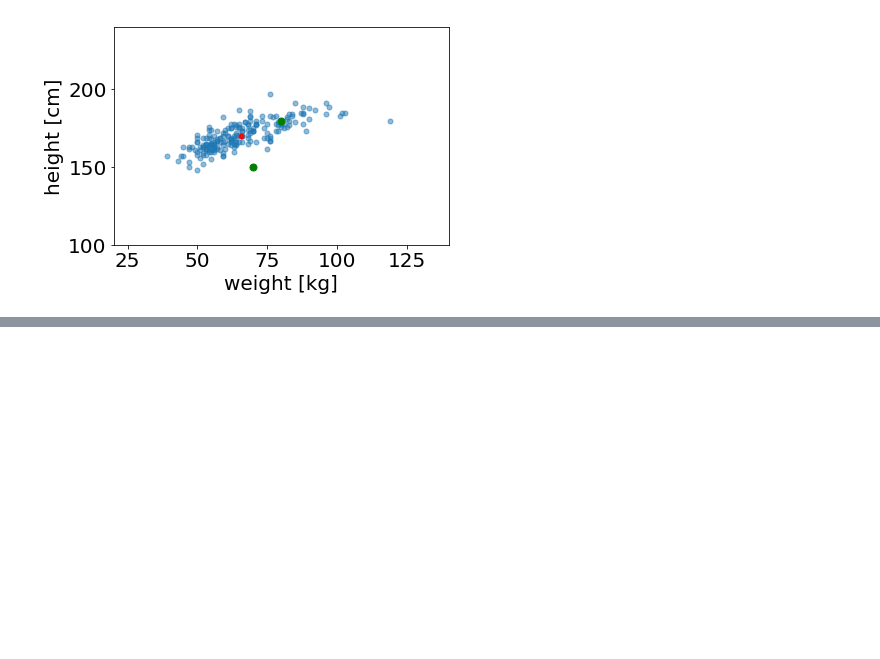
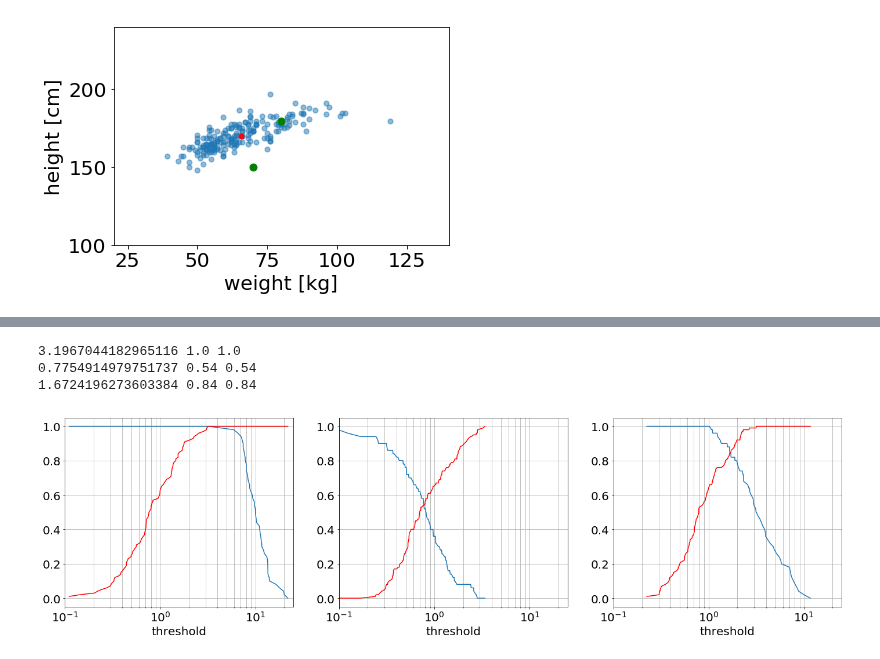
Before and after one commit to tsato-code/python_script, a Jupyter notebook: misc/plot_slide_MTS.ipynb, the cells around one changed output, grey strips where cells are left out. Drawn from its saved outputs; the diff is of its cells as text; code cells hidden in the pictures; blank space fills up the shorter version.

```diff
--- a/misc/plot_slide_MTS.ipynb
+++ b/misc/plot_slide_MTS.ipynb
@@ -110,0 +175,53 @@ array([ 59.60962173, 147.29458927])
+# %%
+plt.figure(figsize=(24, 6))
+
+for i, target in enumerate(['Iris-setosa', 'Iris-versicolor', 'Iris-virginica']):
+    # 異常度計算
+    target_col = 'class'
+    df_nontarget = df[df[target_col]!=target]
+    X_train = df_nontarget.drop(target_col, axis=1)
+    y_train = (df_nontarget[target_col]!=target).astype(np.int32)
+    X_test = df.drop(target_col, axis=1)
+    y_test = (df[target_col]==target).astype(np.int32)
+    a = MT(X_train, X_test, y_test)
+
+    # 描画
+    plt.subplot(1, 3, i+1)
+
+    # 性能分岐点の計算
+    y_test.reset_index(drop=True, inplace=True) # インデックスリセット
+    idx = a.argsort()[::-1] # 降順のインデックス計算
+    n_total = len(y_test)
+    n_anom = sum(y_test)
+    n_norm = n_total - n_anom
+    coverage = [sum(y_test[idx][:i]) / n_anom for i in range(n_total)] # 異常標本精度
+    detection = [(n_total - i - sum(y_test[idx][i:])) / n_norm for i in range(n_total)] # 正常標本精度
+
+    thresh = 0
+
+    for i, (c, d) in enumerate(zip(coverage, detection)):
+        if c >= d:
+            thresh = i
+            break
+    break_even_point = a[idx][thresh]
+    print(break_even_point, c, d)
+
+    # プロット
+    plt.plot(a[idx], coverage, label='coverage')
+    plt.plot(a[idx], detection, label='detection ratio', color='r')
+    plt.xlabel('threshold')
+    plt.xscale('log')
+    plt.grid(which='major')
+    plt.grid(which='minor')
+    plt.xlim(0.1, 25)
+    # plt.legend(loc=4)
+    x_min, x_max = plt.xlim()
+    y_min, y_max = plt.ylim()
+    # plt.text(x_max-0.6*x_max, y_max-0.4*y_max, 'break-even point: {:.1f}'.format(a[idx][thresh]))
+
+plt.show()
+# %% [output]
+3.1967044182965116 1.0 1.0
+0.7754914979751737 0.54 0.54
+1.6724196273603384 0.84 0.84
+[figure, added]
```
Also changed, not shown: parts of 10 cells of this notebook, 1 other file.
